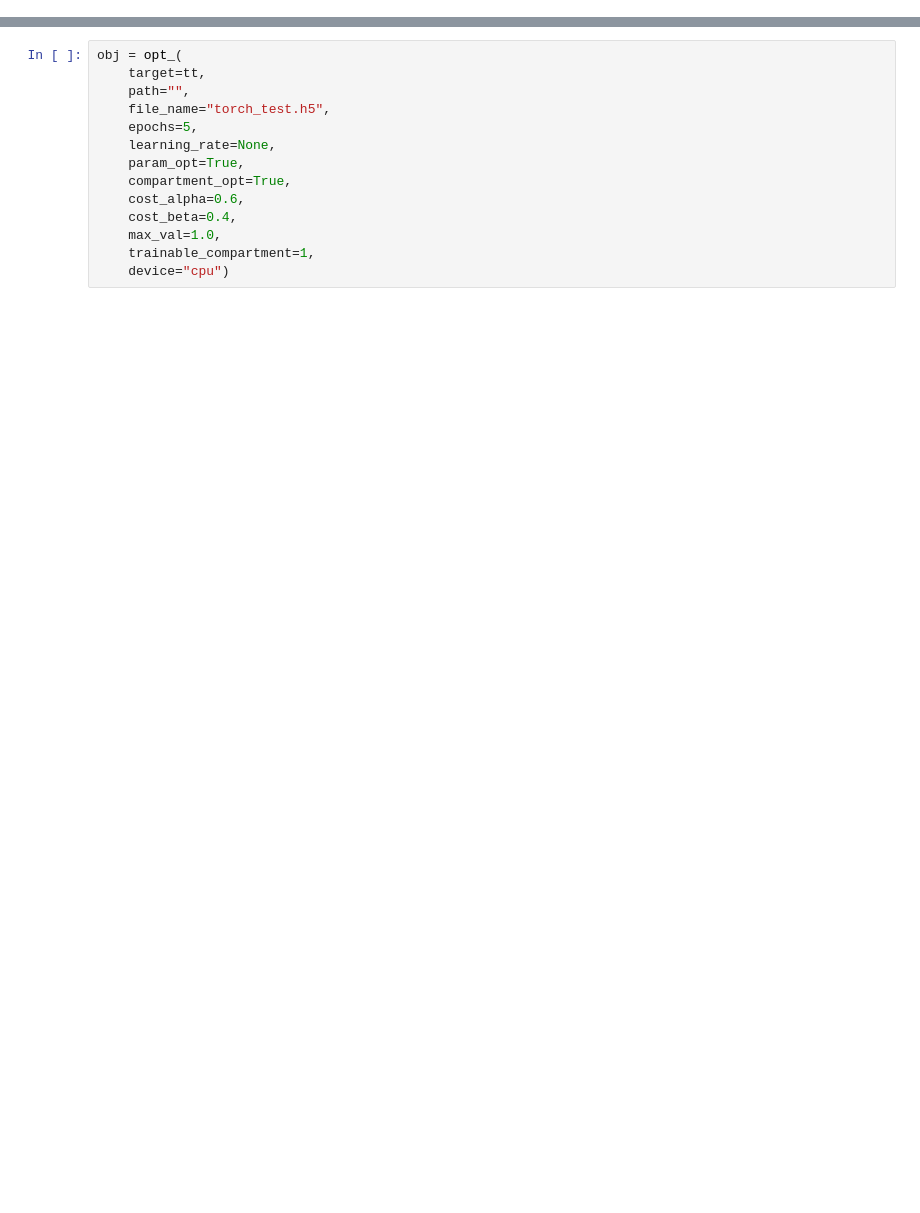
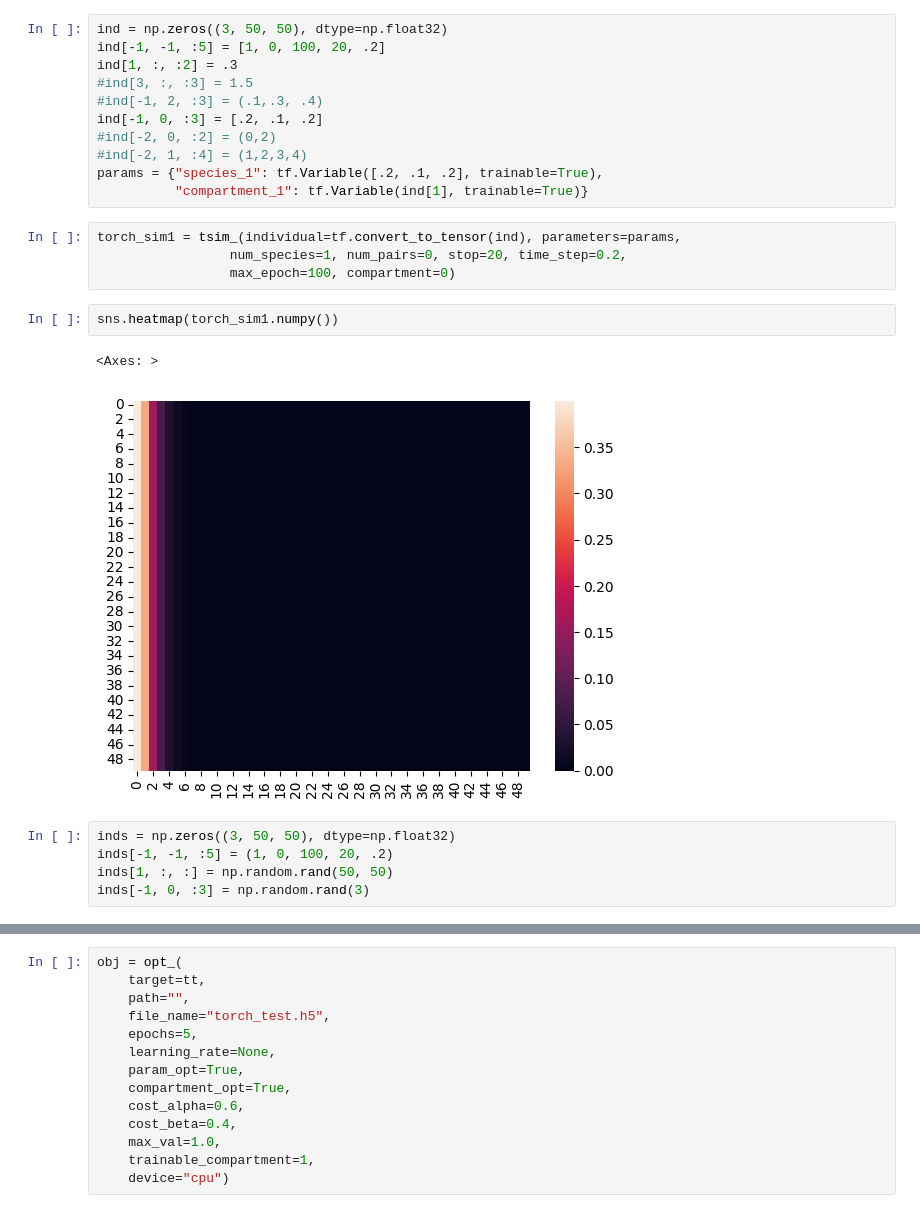
Before and after one commit to LoqmanSamani/grn-designer, a Jupyter notebook: new_/torch_.ipynb, the cells around one changed output, grey strips where cells are left out. Drawn from its saved outputs; the diff is of its cells as text; blank space fills up the shorter version.

```diff
--- a/new_/torch_.ipynb
+++ b/new_/torch_.ipynb
@@ -28,0 +35,25 @@ sns.heatmap(torch_sim.detach().numpy())
+# %%
+ind = np.zeros((3, 50, 50), dtype=np.float32)
+ind[-1, -1, :5] = [1, 0, 100, 20, .2]
+ind[1, :, :2] = .3
+#ind[3, :, :3] = 1.5
+#ind[-1, 2, :3] = (.1,.3, .4)
+ind[-1, 0, :3] = [.2, .1, .2]
+#ind[-2, 0, :2] = (0,2)
+#ind[-2, 1, :4] = (1,2,3,4)
+params = {"species_1": tf.Variable([.2, .1, .2], trainable=True),
+          "compartment_1": tf.Variable(ind[1], trainable=True)}
+# %%
+torch_sim1 = tsim_(individual=tf.convert_to_tensor(ind), parameters=params,
+                 num_species=1, num_pairs=0, stop=20, time_step=0.2,
+                 max_epoch=100, compartment=0)
+# %%
+sns.heatmap(torch_sim1.numpy())
+# %% [output]
+<Axes: >
+[figure, added]
+# %%
+inds = np.zeros((3, 50, 50), dtype=np.float32)
+inds[-1, -1, :5] = (1, 0, 100, 20, .2)
+inds[1, :, :] = np.random.rand(50, 50)
+inds[-1, 0, :3] = np.random.rand(3)
```
Also changed, not shown: parts of 14 cells of this notebook, 5 other files.
